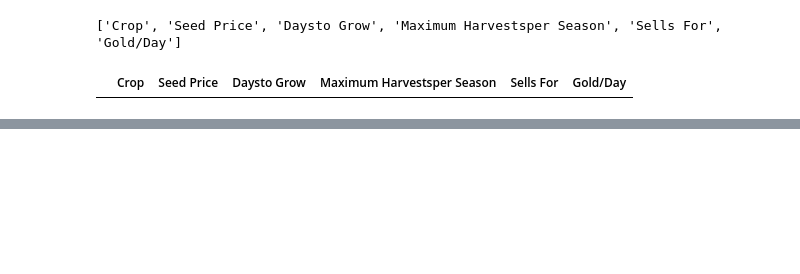
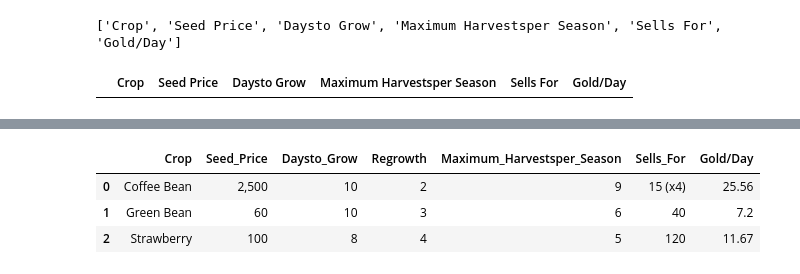
Before and after one commit to VuLeHong/Stardew_valley, a Jupyter notebook: crawl/spring.ipynb, the cells around one changed output, grey strips where cells are left out. Drawn from its saved outputs; the diff is of its cells as text; code cells hidden in the pictures; blank space fills up the shorter version.

```diff
--- a/crawl/spring.ipynb
+++ b/crawl/spring.ipynb
@@ -90,0 +132,10 @@ df
+# %%
+t = clean_row[0]
+# make a dict
+fes_dict = {t[0]: [], t[1]: []}
+
+for row in clean_row:
+    fes_dict[t[0]].append(row[0])
+    fes_dict[t[1]].append(row[1])
+
+pd.DataFrame.from_dict(fes_dict)
@@ -90,0 +150,4 @@ df
+# %%
+titles = table_Multiple_Harvests.find_all('th')
+multi_title = [title.text.strip().replace(" ","_") for title in titles]
+multi_title
@@ -90,0 +162,13 @@ df
+# %%
+column_data = table_Multiple_Harvests.find_all('tr')
+clean_multiple = []
+for row in column_data[1:]:
+    row_data = row.find_all('td')
+    table_multi_row = [data.text.strip() for data in row_data]
+    i=0
+    for data in table_multi_row:
+        table_multi_row[i] = data.split(">")[-1].replace("g","").replace(" days","")
+        i+=1
+    clean_multiple.append(table_multi_row)
+df =pd.DataFrame(clean_multiple, columns=multi_title)
+clean_multiple
@@ -90,0 +191,15 @@ df
+# %%
+def choose(row):
+    if isinstance(row, dict):
+        return row["Sprin"]
+    else:
+        return row
+
+df['Maximum_Harvestsper_Season'] = df['Maximum_Harvestsper_Season'].apply(clean).apply(choose)
+# %%
+df
+# %% [output]
+|  | Crop | Seed_Price | Daysto_Grow | Regrowth | Maximum_Harvestsper_Season | Sells_For | Gold/Day |
+| 0 | Coffee Bean | 2,500 | 10 | 2 | 9 | 15 (x4) | 25.56 |
+| 1 | Green Bean | 60 | 10 | 3 | 6 | 40 | 7.2 |
+| 2 | Strawberry | 100 | 8 | 4 | 5 | 120 | 11.67 |
```
Also changed, not shown: parts of 12 cells of this notebook.
